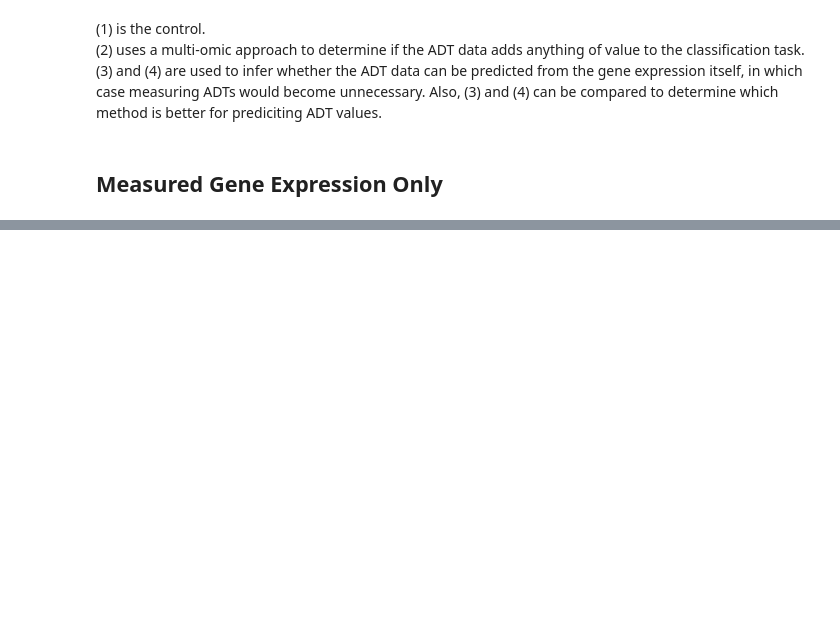
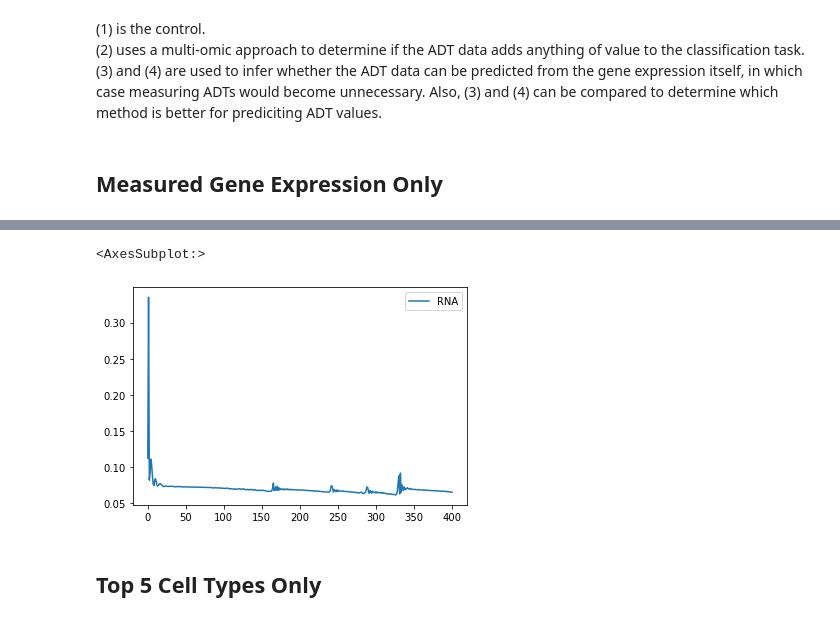
Before and after one commit to jeevannavar/DDP, a Jupyter notebook: CITE_Seq/Classification.ipynb, the cells around one changed output, grey strips where cells are left out. Drawn from its saved outputs; the diff is of its cells as text; code cells hidden in the pictures; blank space fills up the shorter version.

```diff
--- a/CITE_Seq/Classification.ipynb
+++ b/CITE_Seq/Classification.ipynb
@@ -265,0 +359,7 @@ loss_rna.plot()
+# %%
+loss_rna.plot()
+# %% [output]
+<AxesSubplot:>
+[figure, added]
+# %% [markdown]
+## Top 5 Cell Types Only
```
Also changed, not shown: parts of 26 cells of this notebook, 3 other files.
